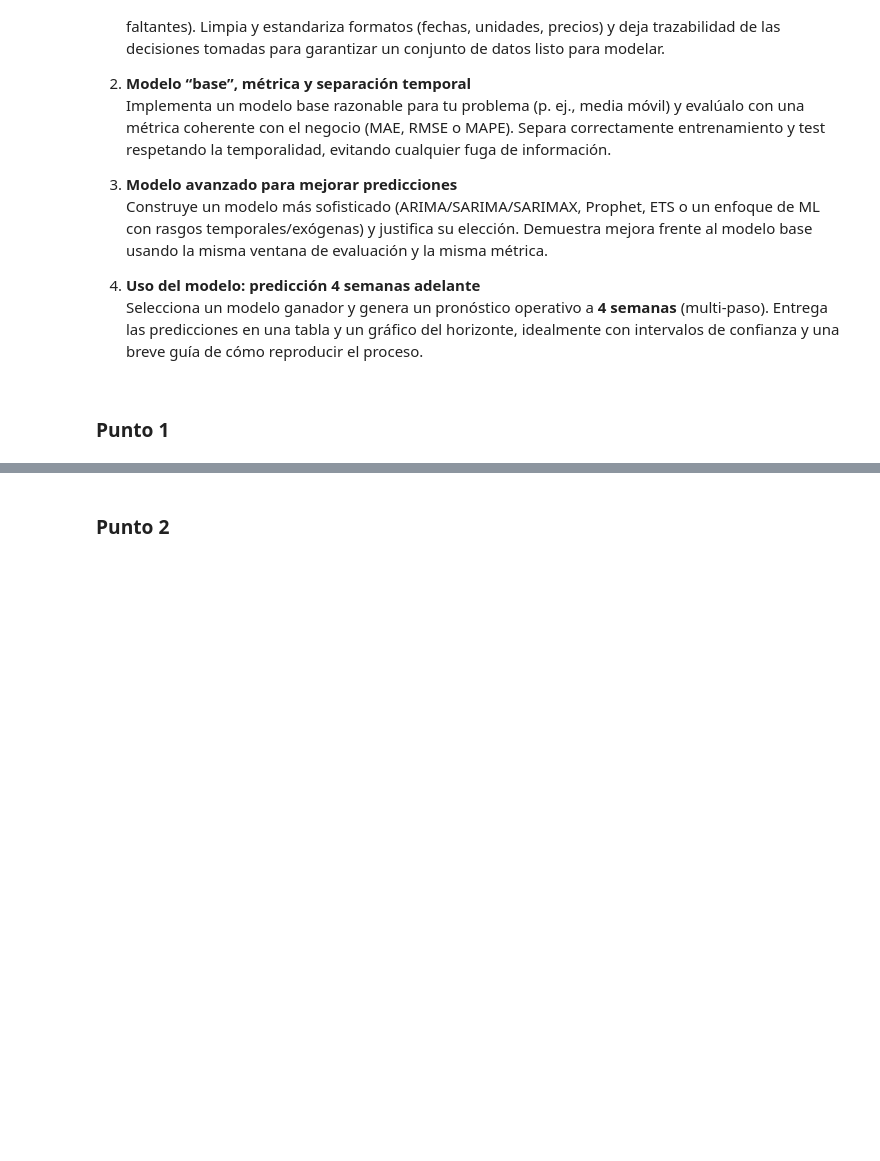
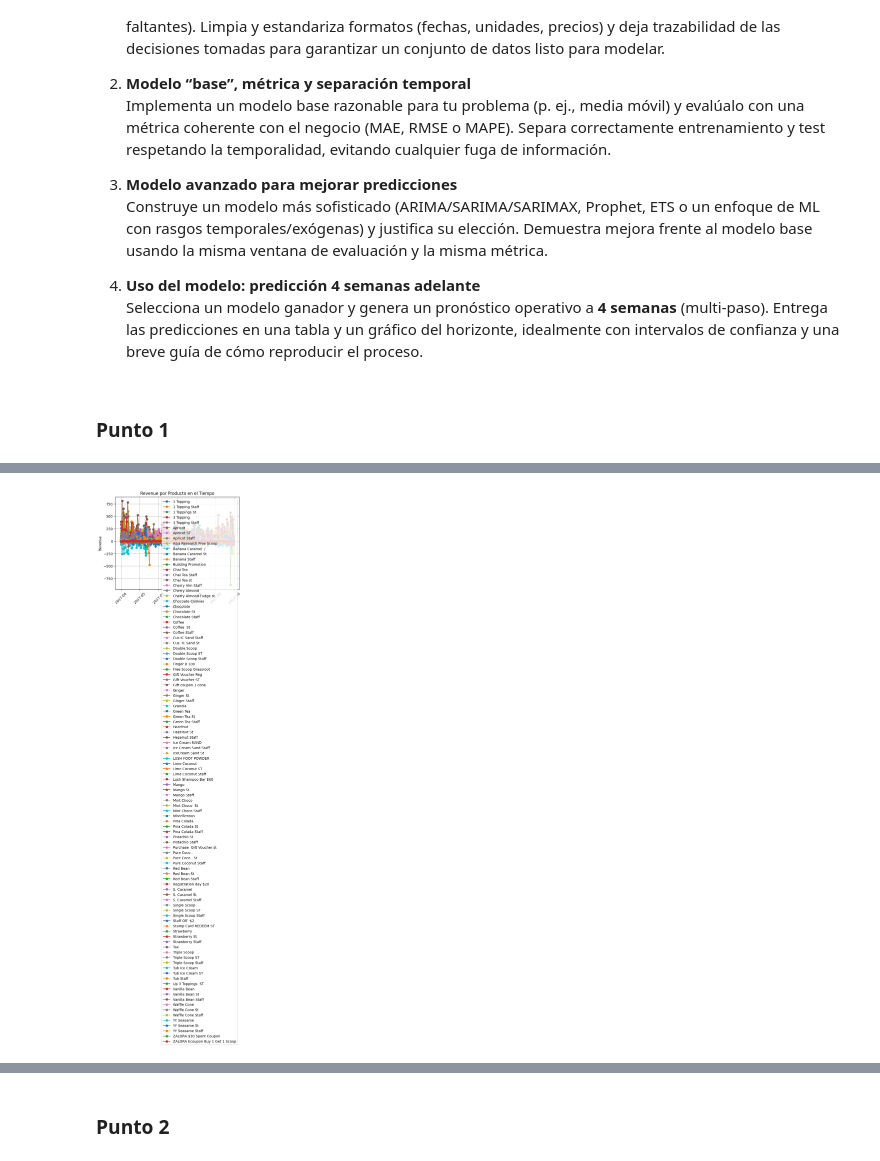
Before and after one commit to Manuel-Carreno/forecasting-parcial, a Jupyter notebook: 02_Parcial_Forecasting_(grupo).ipynb, the cells around one changed output, grey strips where cells are left out. Cells and saved outputs as stored; diff of their text form; code cells hidden in the pictures; blank space fills up the shorter version.

Commit message:
Add generated flavor chart and notebook updates.
Include the latest forecasting notebook changes and export the sabores visualization as an HTML artifact for review.

Made-with: Cursor

```diff
--- a/02_Parcial_Forecasting_(grupo).ipynb
+++ b/02_Parcial_Forecasting_(grupo).ipynb
@@ -63,0 +96,17 @@ Selecciona un modelo ganador y genera un pronóstico operativo a **4 semanas** (
+# %%
+data["Date_clean"] = pd.to_datetime(data["Date_clean"])
+
+for producto in data["Product"].unique():
+    filtro = data[data["Product"] == producto]
+    plt.plot(filtro["Date_clean"], filtro["Revenue"], marker="o", label=producto)
+
+plt.title("Revenue por Producto en el Tiempo")
+plt.xlabel("Fecha")
+plt.ylabel("Revenue")
+plt.xticks(rotation=45)
+plt.legend()
+plt.grid(True)
+plt.tight_layout()
+plt.show()
+# %% [output]
+[figure, added]
```
Also changed, not shown: parts of 6 cells of this notebook, 1 other file.
